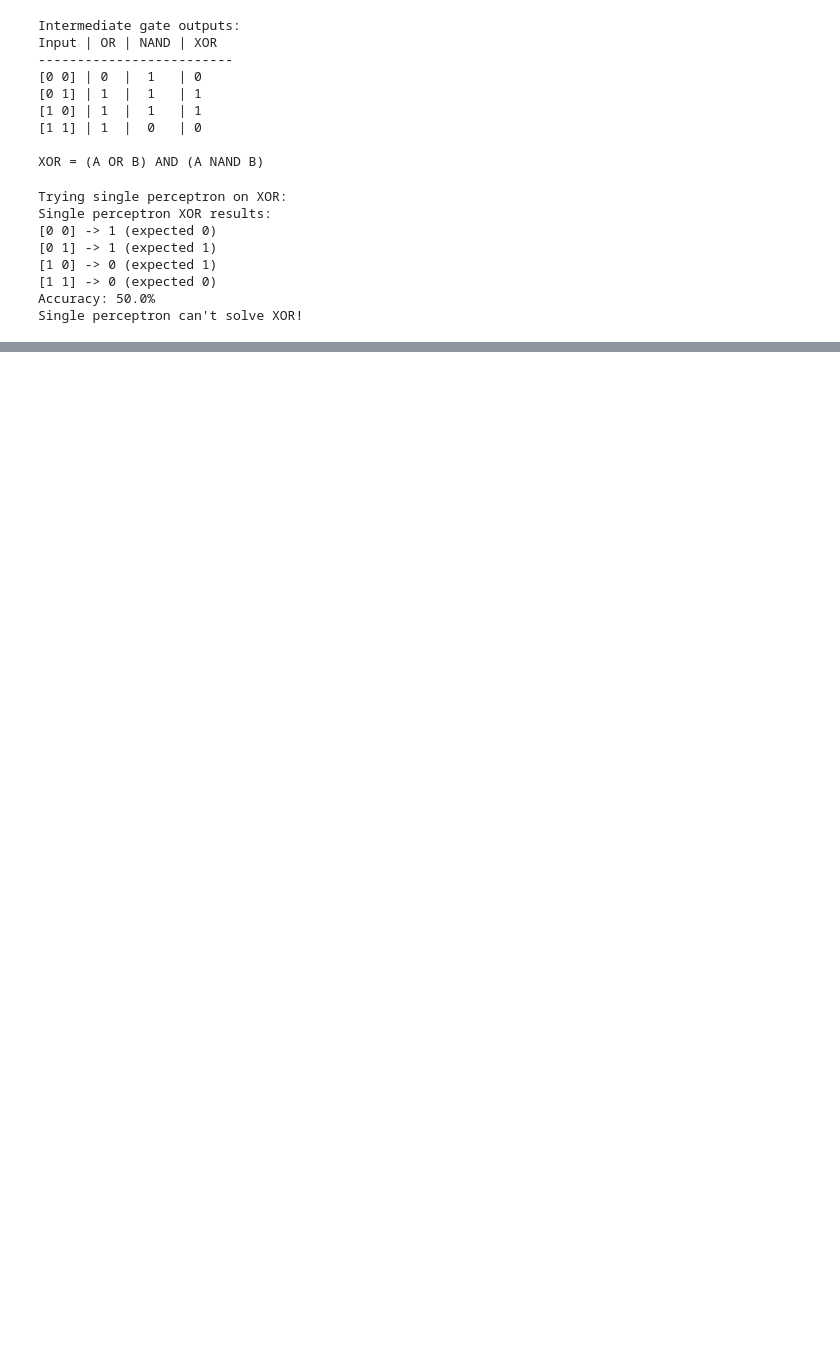
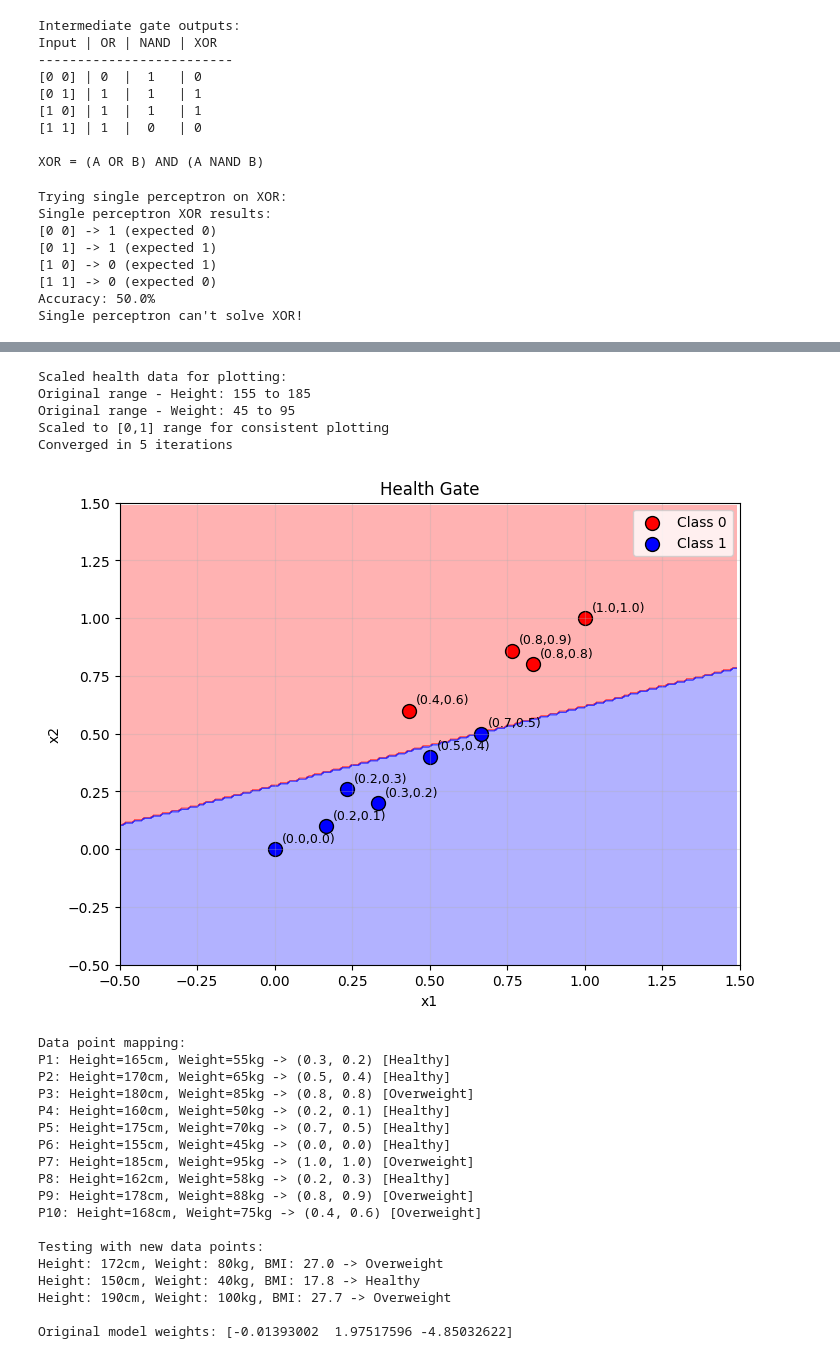
Before and after one commit to ali-shiekh16/DLP-assignments, a Jupyter notebook: assignment_01/assignment_01.ipynb, the cells around one changed output, grey strips where cells are left out. Cells and saved outputs as stored; diff of their text form; code cells hidden in the pictures; blank space fills up the shorter version.

Commit message:
Implement healthy / overweight classification

```diff
--- a/assignment_01/assignment_01.ipynb
+++ b/assignment_01/assignment_01.ipynb
@@ -95,9 +95,9 @@ def plot_boundary(X, y, model, title):
         plt.scatter(X[mask, 0], X[mask, 1], c=colors[i], s=100,
                    label=f'Class {i}', edgecolors='black')
 
-    # Add labels to points
+    # Add labels to points with reduced precision
     for i in range(len(X)):
-        plt.annotate(f'({X[i,0]},{X[i,1]})', (X[i,0], X[i,1]),
+        plt.annotate(f'({X[i,0]:.1f},{X[i,1]:.1f})', (X[i,0], X[i,1]),
                     xytext=(5, 5), textcoords='offset points', fontsize=9)
 
     plt.xlim(x_min, x_max)
@@ -334,0 +435,60 @@ Single perceptron can't solve XOR!
+# %%
+# Plot health classification using existing plot_boundary function
+# Need to scale data to fit in [0,1] range like logic gates
+X_scaled = (X_health - X_health.min(axis=0)) / (X_health.max(axis=0) - X_health.min(axis=0))
+print("Scaled health data for plotting:")
+print("Original range - Height:", X_health[:,0].min(), "to", X_health[:,0].max())
+print("Original range - Weight:", X_health[:,1].min(), "to", X_health[:,1].max())
+print("Scaled to [0,1] range for consistent plotting")
+
+# Train a model on scaled data for plotting
+health_scaled_model = Perceptron(learning_rate=0.01, max_iter=1000)
+health_scaled_model.fit(X_scaled, y_health_binary)
+
+# Use existing plot_boundary function
+plot_boundary(X_scaled, y_health_binary, health_scaled_model, "Health")
+
+# Show the mapping with reduced precision
+print("\nData point mapping:")
+for i in range(len(X_health)):
+    status = "Healthy" if y_health_binary[i] == 1 else "Overweight"
+    print(f"P{i+1}: Height={X_health[i,0]}cm, Weight={X_health[i,1]}kg -> ({X_scaled[i,0]:.1f}, {X_scaled[i,1]:.1f}) [{status}]")
+
+# Test with original data
+print("\nTesting with new data points:")
+test_heights = [172, 150, 190]
+test_weights = [80, 40, 100]
+test_X = np.column_stack([test_heights, test_weights])
+
+test_predictions = health_model.predict(test_X)
+for i in range(len(test_X)):
+    status = "Healthy" if test_predictions[i] == 1 else "Overweight"
+    bmi = test_weights[i] / ((test_heights[i]/100)**2)
+    print(f"Height: {test_heights[i]}cm, Weight: {test_weights[i]}kg, BMI: {bmi:.1f} -> {status}")
+
+print(f"\nOriginal model weights: {health_model.weights}")
+# %% [output]
+Scaled health data for plotting:
+Original range - Height: 155 to 185
+Original range - Weight: 45 to 95
+Scaled to [0,1] range for consistent plotting
+Converged in 5 iterations
+[figure, added]
+Data point mapping:
+P1: Height=165cm, Weight=55kg -> (0.3, 0.2) [Healthy]
+P2: Height=170cm, Weight=65kg -> (0.5, 0.4) [Healthy]
+P3: Height=180cm, Weight=85kg -> (0.8, 0.8) [Overweight]
+P4: Height=160cm, Weight=50kg -> (0.2, 0.1) [Healthy]
+P5: Height=175cm, Weight=70kg -> (0.7, 0.5) [Healthy]
+P6: Height=155cm, Weight=45kg -> (0.0, 0.0) [Healthy]
+P7: Height=185cm, Weight=95kg -> (1.0, 1.0) [Overweight]
+P8: Height=162cm, Weight=58kg -> (0.2, 0.3) [Healthy]
+P9: Height=178cm, Weight=88kg -> (0.8, 0.9) [Overweight]
+P10: Height=168cm, Weight=75kg -> (0.4, 0.6) [Overweight]
+
+Testing with new data points:
+Height: 172cm, Weight: 80kg, BMI: 27.0 -> Overweight
+Height: 150cm, Weight: 40kg, BMI: 17.8 -> Healthy
+Height: 190cm, Weight: 100kg, BMI: 27.7 -> Overweight
+
+Original model weights: [-0.01393002  1.97517596 -4.85032622]
```
Also changed, not shown: parts of 8 cells of this notebook.
